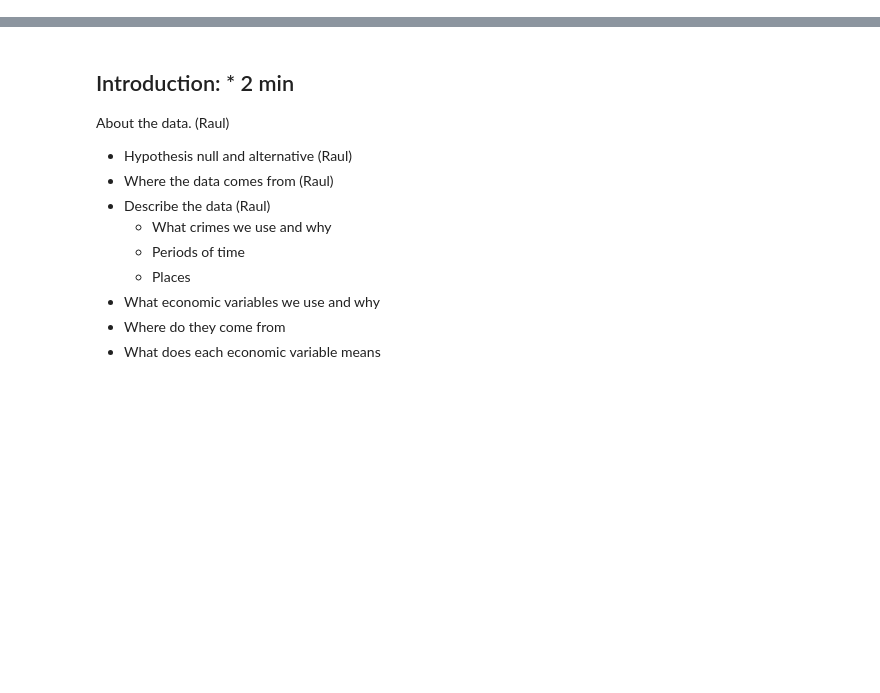
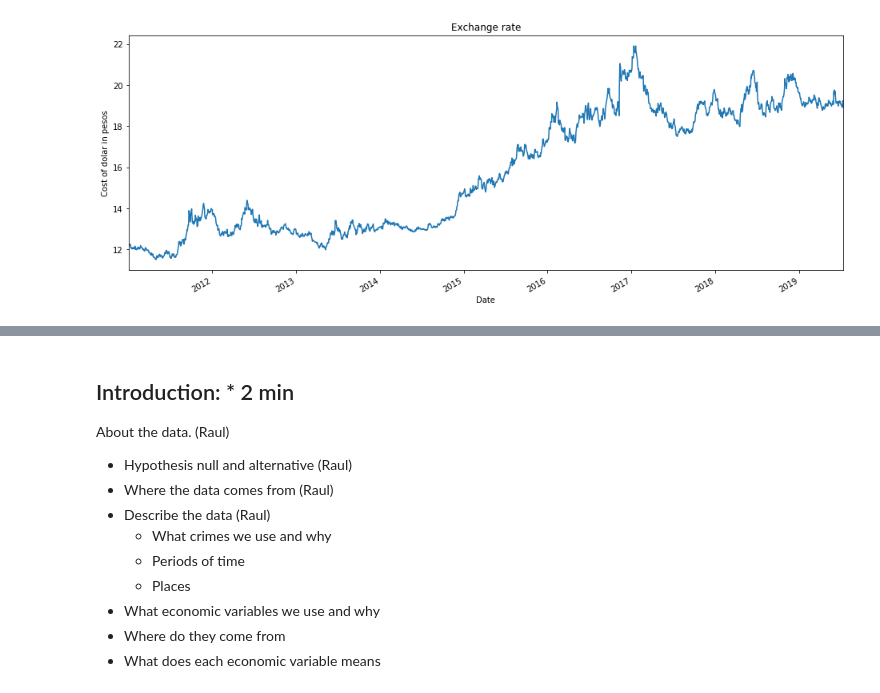
Before and after one commit to GutzCarlos/Project-1, a Jupyter notebook: Presentation Outline.ipynb, the cells around one changed output, grey strips where cells are left out. Cells and saved outputs as stored; diff of their text form; code cells hidden in the pictures; blank space fills up the shorter version.

```diff
--- a/Presentation Outline.ipynb
+++ b/Presentation Outline.ipynb
@@ -6,0 +156,15 @@ As part of the public politics that could be applied to help the crime rate, we
+# %%
+path_tpc = '/Users/roas/Projects_Git/TP1/Archivos/tpc_11_19.csv'
+df = pd.read_csv(path_tpc)
+df['Fecha'] = pd.to_datetime(df['Fecha'],format = "%d/%m/%y")
+df.set_index('Fecha',inplace=True)
+
+
+title1 = 'Exchange rate'
+ylabel1 = 'Cost of dolar in pesos'
+xlabel1 = 'Date'
+ax1 = df['Dolar'].plot(figsize = (16,6), title = title1,)
+ax1.set(xlabel = xlabel1, ylabel = ylabel1)
+ax1.autoscale(axis='x',tight = True)
+# %% [output]
+[figure, added]
```
Also changed, not shown: parts of 25 cells of this notebook.
